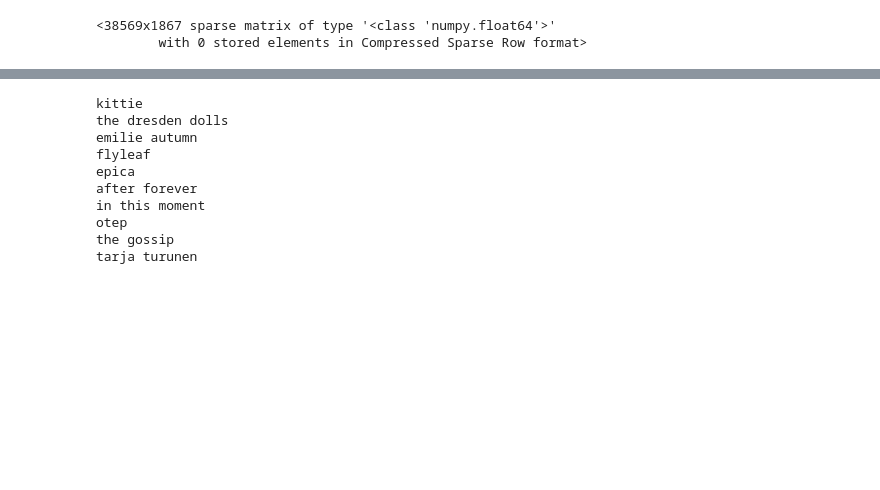
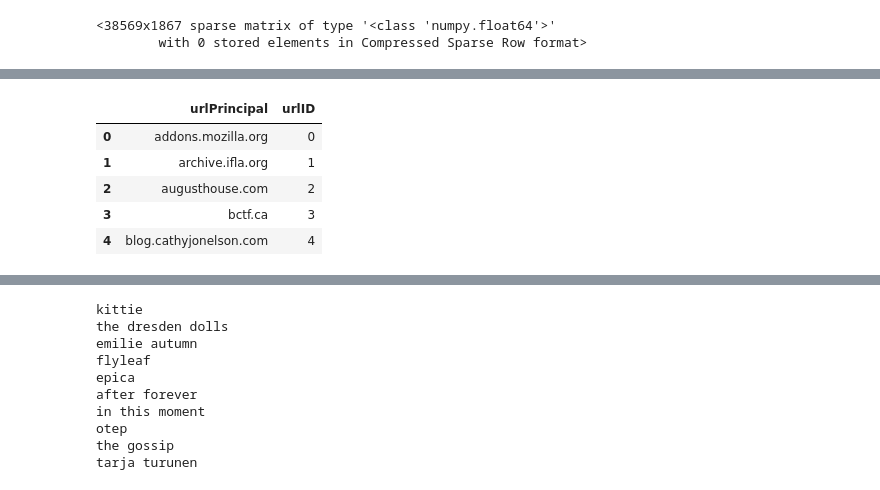
Before and after one commit to Ilmetov/Netology_ilmetov, a Jupyter notebook: RecSys/lection_4/lecture-4-HW.ipynb, the cells around one changed output, grey strips where cells are left out. Cells and saved outputs as stored; diff of their text form; code cells hidden in the pictures; blank space fills up the shorter version.

```diff
--- a/RecSys/lection_4/lecture-4-HW.ipynb
+++ b/RecSys/lection_4/lecture-4-HW.ipynb
@@ -272,0 +209,9 @@ recommendations
+# %%
+urls.head()
+# %% [output]
+|  | urlPrincipal | urlID |
+| 0 | addons.mozilla.org | 0 |
+| 1 | archive.ifla.org | 1 |
+| 2 | augusthouse.com | 2 |
+| 3 | bctf.ca | 3 |
+| 4 | blog.cathyjonelson.com | 4 |
```
Also changed, not shown: parts of 47 cells of this notebook.
